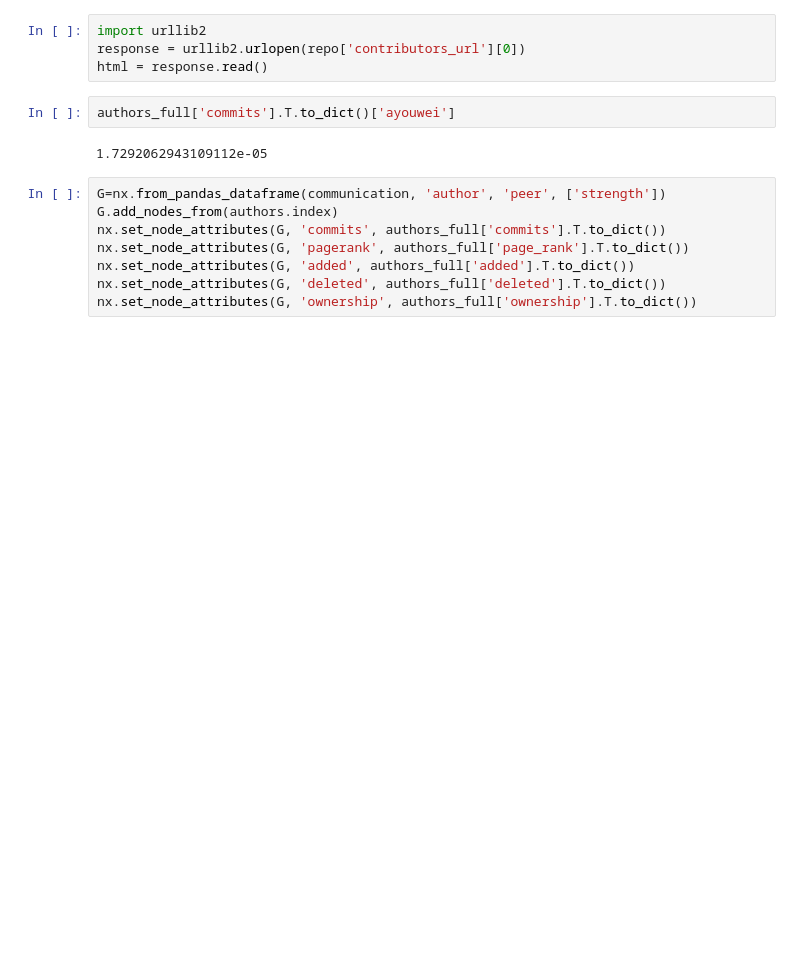
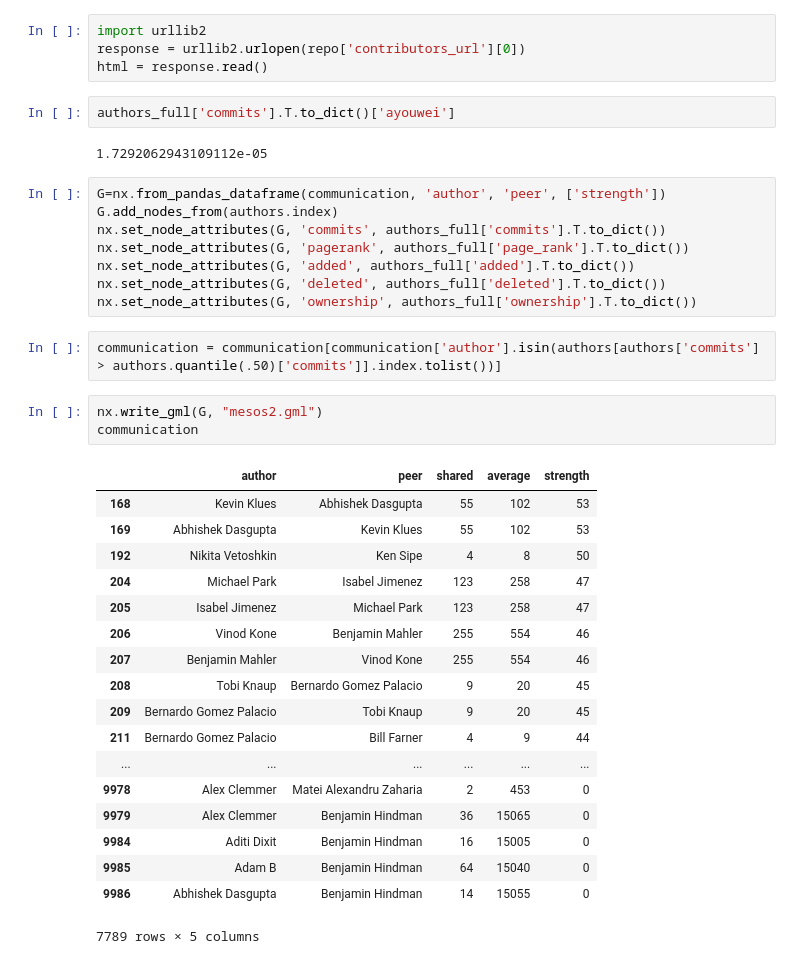
Before and after one commit to janisz/buf-factor-calculator, a Jupyter notebook: Untitled.ipynb, the cells around one changed output. Drawn from its saved outputs; the diff is of its cells as text; blank space fills up the shorter version.

```diff
--- a/Untitled.ipynb
+++ b/Untitled.ipynb
@@ -115,3 +94,27 @@ nx.set_node_attributes(G, 'pagerank', authors_full['page_rank'].T.to_dict())
 nx.set_node_attributes(G, 'added', authors_full['added'].T.to_dict())
 nx.set_node_attributes(G, 'deleted', authors_full['deleted'].T.to_dict())
 nx.set_node_attributes(G, 'ownership', authors_full['ownership'].T.to_dict())
+# %%
+communication = communication[communication['author'].isin(authors[authors['commits'] > authors.quantile(.50)['commits']].index.tolist())]
+# %%
+nx.write_gml(G, "mesos2.gml")
+communication
+# %% [output]
+|  | author | peer | shared | average | strength |
+| 168 | Kevin Klues | Abhishek Dasgupta | 55 | 102 | 53 |
+| 169 | Abhishek Dasgupta | Kevin Klues | 55 | 102 | 53 |
+| 192 | Nikita Vetoshkin | Ken Sipe | 4 | 8 | 50 |
+| 204 | Michael Park | Isabel Jimenez | 123 | 258 | 47 |
+| 205 | Isabel Jimenez | Michael Park | 123 | 258 | 47 |
+| 206 | Vinod Kone | Benjamin Mahler | 255 | 554 | 46 |
+| 207 | Benjamin Mahler | Vinod Kone | 255 | 554 | 46 |
+| 208 | Tobi Knaup | Bernardo Gomez Palacio | 9 | 20 | 45 |
+| 209 | Bernardo Gomez Palacio | Tobi Knaup | 9 | 20 | 45 |
+| 211 | Bernardo Gomez Palacio | Bill Farner | 4 | 9 | 44 |
+| ... | ... | ... | ... | ... | ... |
+| 9978 | Alex Clemmer | Matei Alexandru Zaharia | 2 | 453 | 0 |
+| 9979 | Alex Clemmer | Benjamin Hindman | 36 | 15065 | 0 |
+| 9984 | Aditi Dixit | Benjamin Hindman | 16 | 15005 | 0 |
+| 9985 | Adam B | Benjamin Hindman | 64 | 15040 | 0 |
+| 9986 | Abhishek Dasgupta | Benjamin Hindman | 14 | 15055 | 0 |
+7789 rows × 5 columns
```
Also changed, not shown: parts of 16 cells of this notebook, 2 other files.
